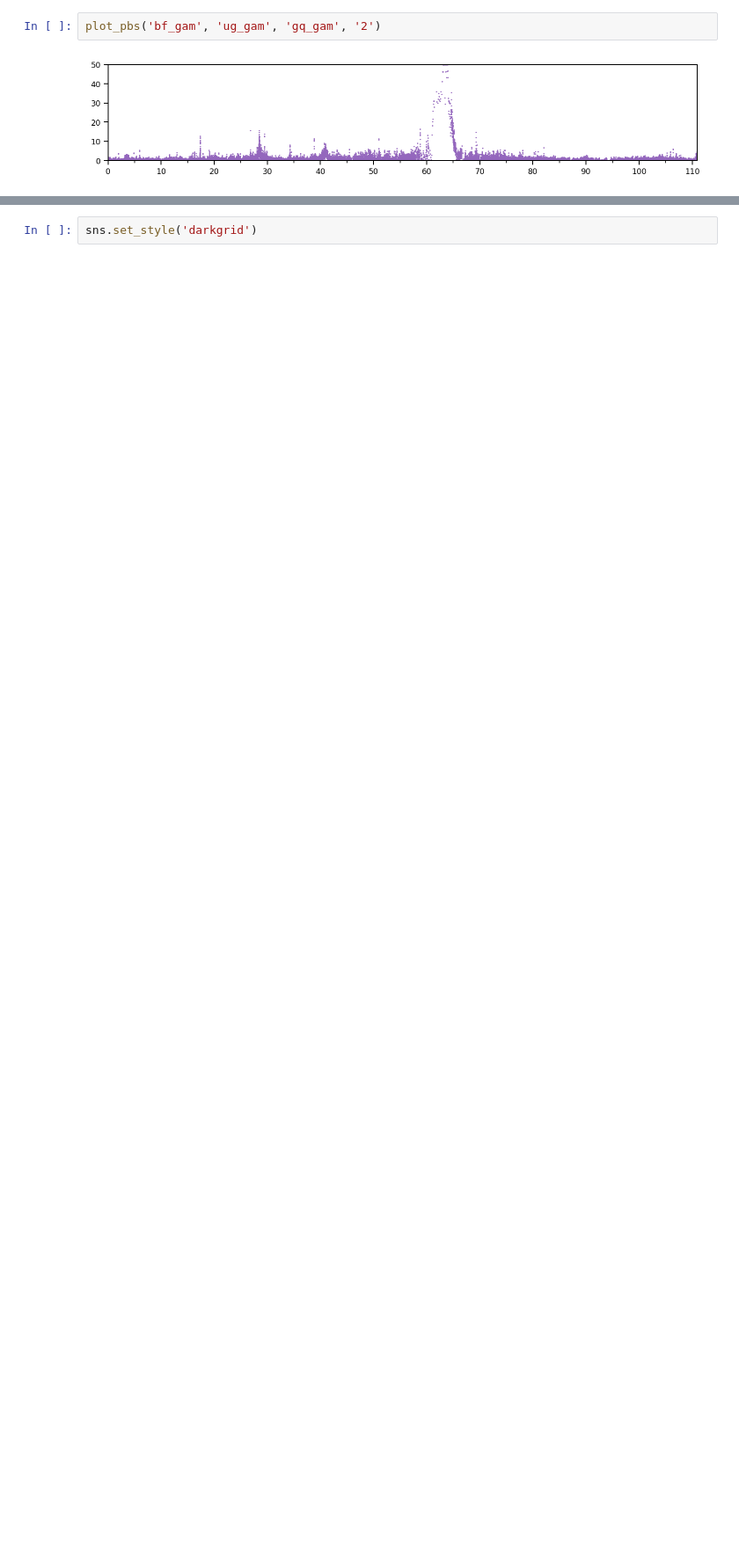
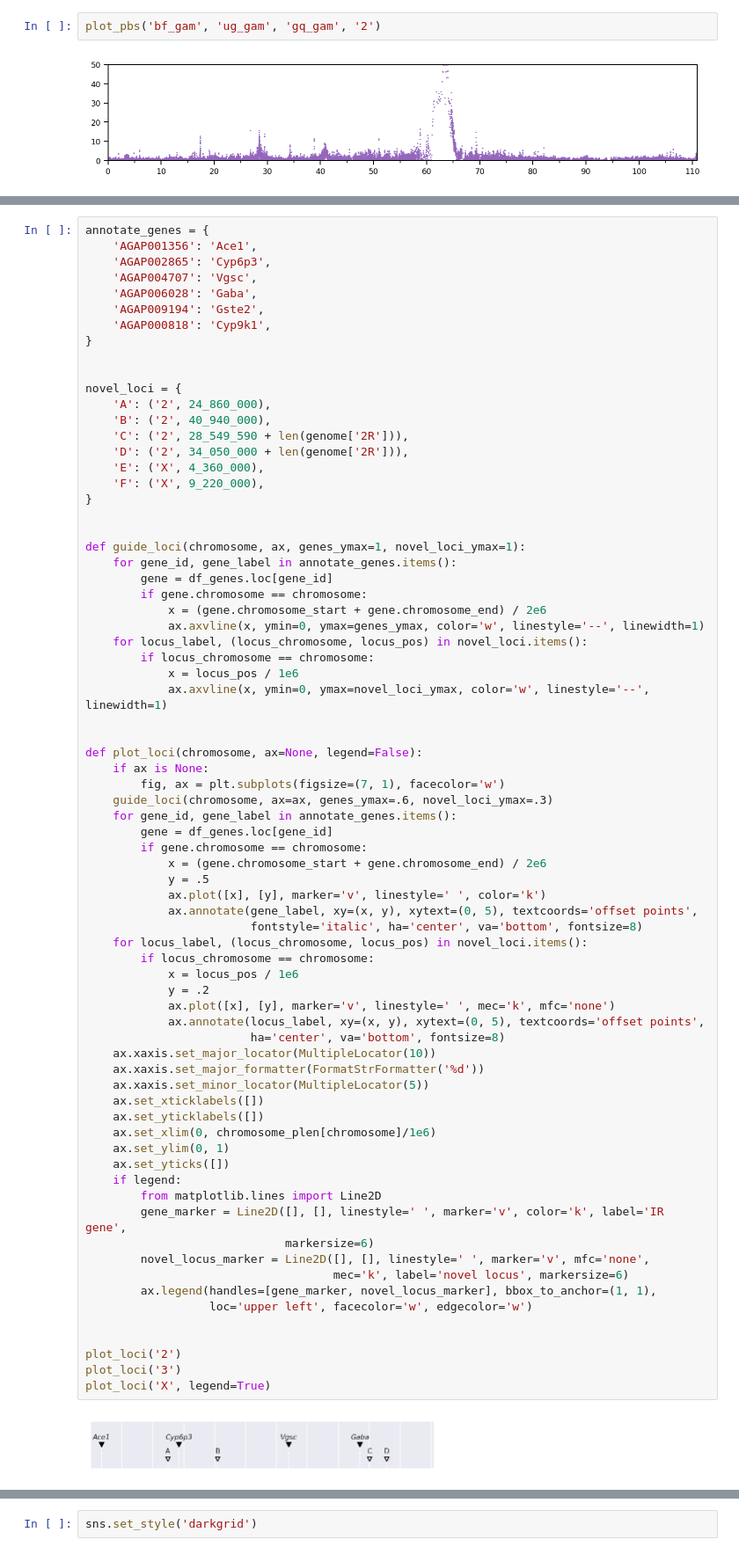
Before and after one commit to alimanfoo/shiny-train, a Jupyter notebook: notebooks/artwork/gwss-artwork.ipynb, the cells around one changed output, grey strips where cells are left out. Shown: that part at 88% size. Drawn from its saved outputs; the diff is of its cells as text; blank space fills up the shorter version.

```diff
--- a/notebooks/artwork/gwss-artwork.ipynb
+++ b/notebooks/artwork/gwss-artwork.ipynb
@@ -216,0 +294,75 @@ plot_pbs('bf_gam', 'ug_gam', 'gq_gam', '2')
+# %%
+annotate_genes = {
+    'AGAP001356': 'Ace1',
+    'AGAP002865': 'Cyp6p3',
+    'AGAP004707': 'Vgsc',
+    'AGAP006028': 'Gaba',
+    'AGAP009194': 'Gste2',
+    'AGAP000818': 'Cyp9k1',
+}
+
+
+novel_loci = {
+    'A': ('2', 24_860_000),
+    'B': ('2', 40_940_000),
+    'C': ('2', 28_549_590 + len(genome['2R'])),
+    'D': ('2', 34_050_000 + len(genome['2R'])),
+    'E': ('X', 4_360_000),
+    'F': ('X', 9_220_000),
+}
+
+
+def guide_loci(chromosome, ax, genes_ymax=1, novel_loci_ymax=1):
+    for gene_id, gene_label in annotate_genes.items():
+        gene = df_genes.loc[gene_id]
+        if gene.chromosome == chromosome:
+            x = (gene.chromosome_start + gene.chromosome_end) / 2e6
+            ax.axvline(x, ymin=0, ymax=genes_ymax, color='w', linestyle='--', linewidth=1)
+    for locus_label, (locus_chromosome, locus_pos) in novel_loci.items():
+        if locus_chromosome == chromosome:
+            x = locus_pos / 1e6
+            ax.axvline(x, ymin=0, ymax=novel_loci_ymax, color='w', linestyle='--', linewidth=1)
+
+
+def plot_loci(chromosome, ax=None, legend=False):
+    if ax is None:
+        fig, ax = plt.subplots(figsize=(7, 1), facecolor='w')
+    guide_loci(chromosome, ax=ax, genes_ymax=.6, novel_loci_ymax=.3)
+    for gene_id, gene_label in annotate_genes.items():
+        gene = df_genes.loc[gene_id]
+        if gene.chromosome == chromosome:
+            x = (gene.chromosome_start + gene.chromosome_end) / 2e6
+            y = .5
+            ax.plot([x], [y], marker='v', linestyle=' ', color='k')
+            ax.annotate(gene_label, xy=(x, y), xytext=(0, 5), textcoords='offset points',
+                        fontstyle='italic', ha='center', va='bottom', fontsize=8)
+    for locus_label, (locus_chromosome, locus_pos) in novel_loci.items():
+        if locus_chromosome == chromosome:
+            x = locus_pos / 1e6
+            y = .2
+            ax.plot([x], [y], marker='v', linestyle=' ', mec='k', mfc='none')
+            ax.annotate(locus_label, xy=(x, y), xytext=(0, 5), textcoords='offset points',
+                        ha='center', va='bottom', fontsize=8)
+    ax.xaxis.set_major_locator(MultipleLocator(10))
+    ax.xaxis.set_major_formatter(FormatStrFormatter('%d'))
+    ax.xaxis.set_minor_locator(MultipleLocator(5))
+    ax.set_xticklabels([])
+    ax.set_yticklabels([])
+    ax.set_xlim(0, chromosome_plen[chromosome]/1e6)
+    ax.set_ylim(0, 1)
+    ax.set_yticks([])
+    if legend:
+        from matplotlib.lines import Line2D
+        gene_marker = Line2D([], [], linestyle=' ', marker='v', color='k', label='IR gene',
+                             markersize=6)
+        novel_locus_marker = Line2D([], [], linestyle=' ', marker='v', mfc='none',
+                                    mec='k', label='novel locus', markersize=6)
+        ax.legend(handles=[gene_marker, novel_locus_marker], bbox_to_anchor=(1, 1),
+                  loc='upper left', facecolor='w', edgecolor='w')
+
+
+plot_loci('2')
+plot_loci('3')
+plot_loci('X', legend=True)
+# %% [output]
+[figure, added]
```
Also changed, not shown: parts of 13 cells of this notebook, 6 other files.
